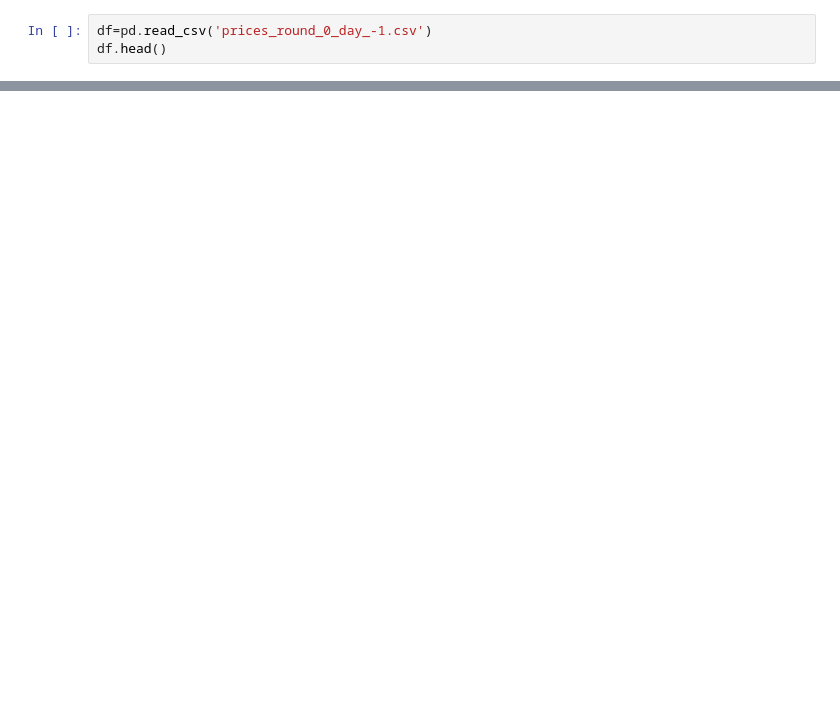
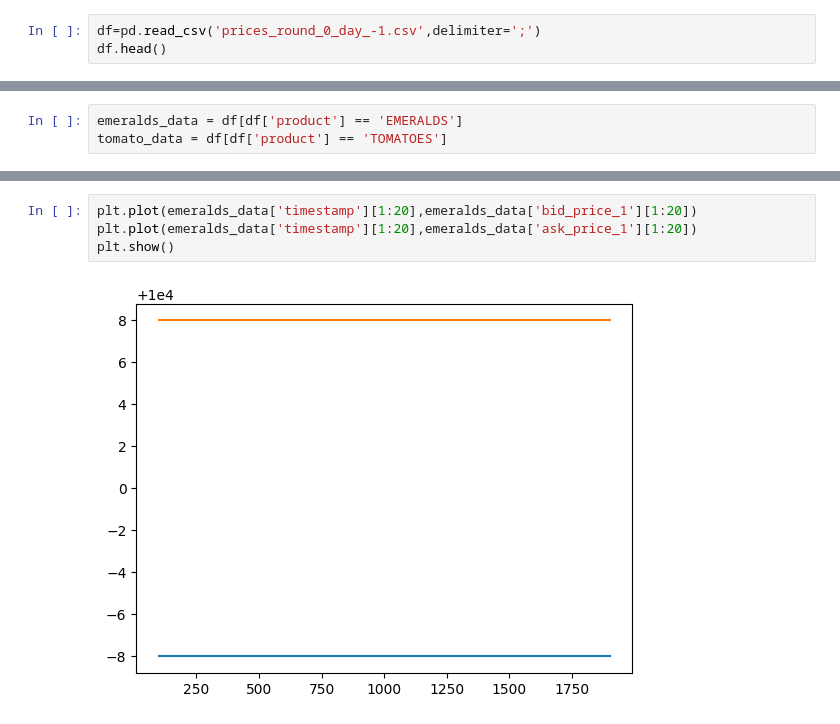
Before and after one commit to carl-handouka/TRADOSMIC, a Jupyter notebook: day-1_analysis.ipynb, the cells around one changed output, grey strips where cells are left out. Saved outputs shown, nothing was run; the diff lists cells and outputs as text; blank space fills up the shorter version.

```diff
--- a/day-1_analysis.ipynb
+++ b/day-1_analysis.ipynb
@@ -5,4 +6,4 @@ from sklearn.linear_model import LogisticRegression
 # %%
-df=pd.read_csv('prices_round_0_day_-1.csv')
+df=pd.read_csv('prices_round_0_day_-1.csv',delimiter=';')
 df.head()
 # %% [output]
@@ -9,0 +16,3 @@ FileNotFoundError: [Errno 2] No such file or directory: 'prices_round_0_day_-1.c
+# %%
+emeralds_data = df[df['product'] == 'EMERALDS']
+tomato_data = df[df['product'] == 'TOMATOES']
@@ -9,0 +41,6 @@ FileNotFoundError: [Errno 2] No such file or directory: 'prices_round_0_day_-1.c
+# %%
+plt.plot(emeralds_data['timestamp'][1:20],emeralds_data['bid_price_1'][1:20])
+plt.plot(emeralds_data['timestamp'][1:20],emeralds_data['ask_price_1'][1:20])
+plt.show()
+# %% [output]
+[figure, added]
```
Also changed, not shown: parts of 4 cells of this notebook.
